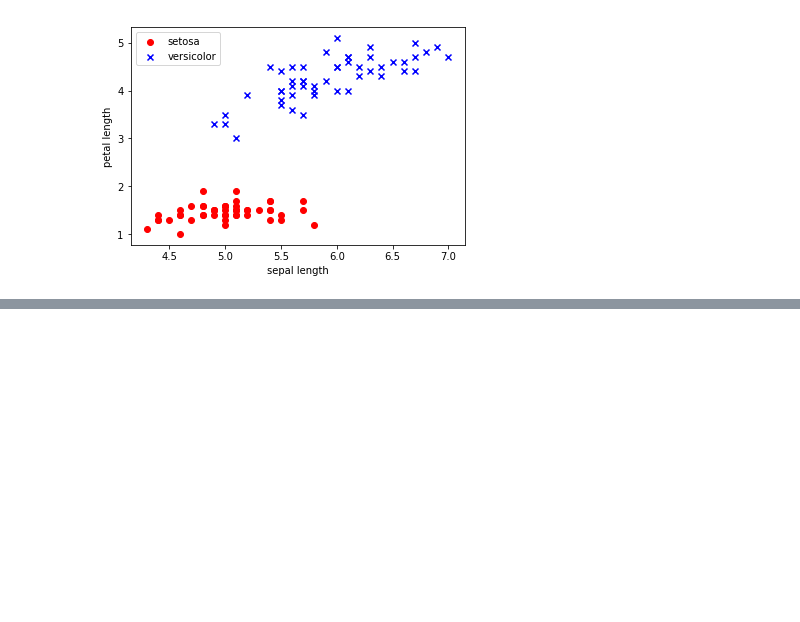
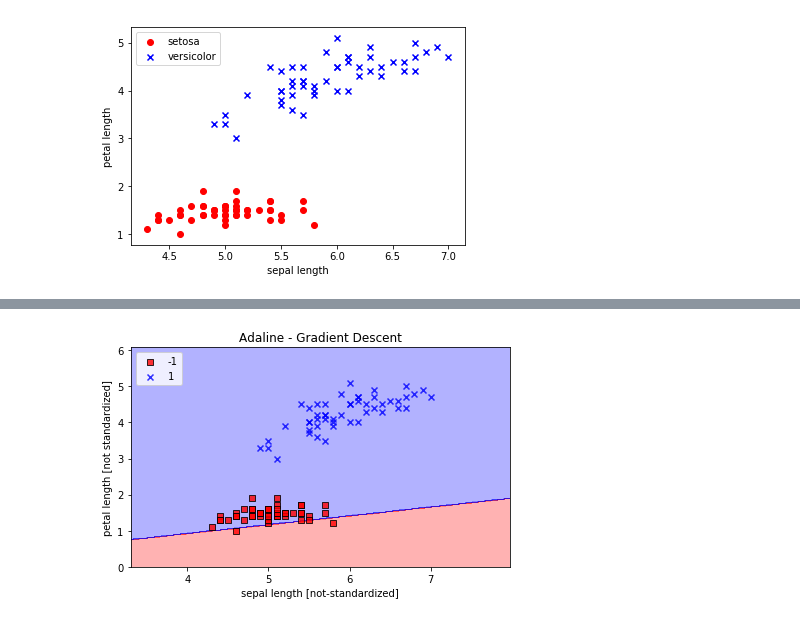
Before and after one commit to Abdullah-AlAttar/ML_Code, a Jupyter notebook: notebooks/Chapter 2. Training Simple Machine Learning Algorithms for Classification.ipynb, the cells around one changed output, grey strips where cells are left out. Cells and saved outputs as stored; diff of their text form; code cells hidden in the pictures; blank space fills up the shorter version.

```diff
--- a/notebooks/Chapter 2. Training Simple Machine Learning Algorithms for Classification.ipynb
+++ b/notebooks/Chapter 2. Training Simple Machine Learning Algorithms for Classification.ipynb
@@ -126,0 +170,10 @@ plt.show()
+# %%
+plot_decision_regions(X, y, classifier=ada2)
+plt.title('Adaline - Gradient Descent')
+plt.xlabel('sepal length [not-standardized]')
+plt.ylabel('petal length [not standardized]')
+plt.legend(loc='upper left')
+plt.tight_layout()
+plt.show()
+# %% [output]
+[figure, added]
```
Also changed, not shown: parts of 13 cells of this notebook, 1 other file.
